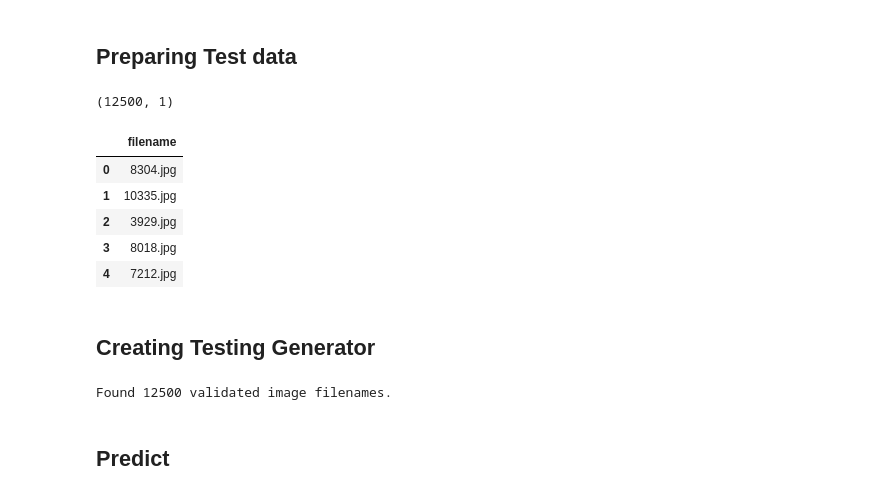
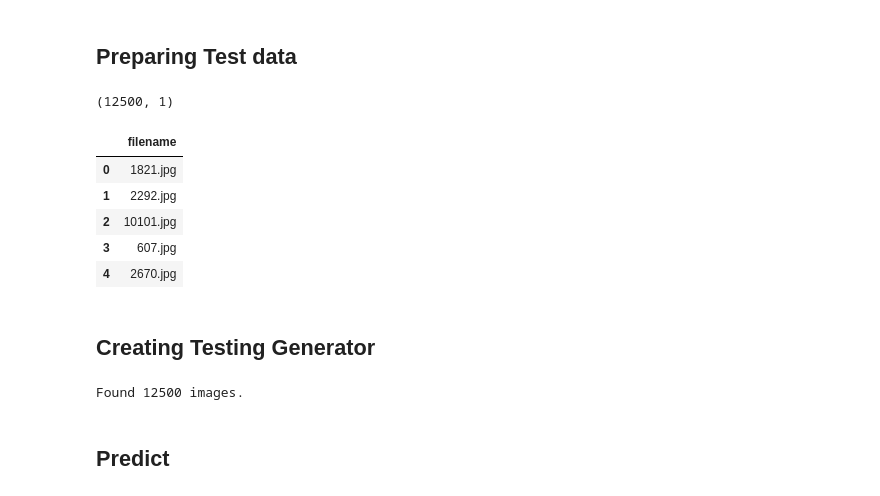
Before and after one commit to reddimohan/Custom-image-classification-using-Inception-v3, a Jupyter notebook: custom-image-classification-gpu-epoc-50.ipynb, the cells around one changed output. Cells and saved outputs as stored; diff of their text form; code cells hidden in the pictures.

```diff
--- a/custom-image-classification-gpu-epoc-50.ipynb
+++ b/custom-image-classification-gpu-epoc-50.ipynb
@@ -297,23 +299,22 @@ plt.show()
 # %% [markdown]
 ## Preparing Test data
 # %%
-# test_dir = '/home/ai2/mobox/Custom-image-classification-using-Inception-v3/data/test1'
-test_dir = '/home/mo/box/inception/data/test'
+test_dir = './data/test'
 test_filenames = os.listdir(test_dir)
 test_df = pd.DataFrame({
     'filename': test_filenames
 })
 nb_samples = test_df.shape[0]
 print(test_df.shape)
 test_df.head()
 # %% [output]
 (12500, 1)
 |  | filename |
-| 0 | 8304.jpg |
-| 1 | 10335.jpg |
-| 2 | 3929.jpg |
-| 3 | 8018.jpg |
-| 4 | 7212.jpg |
+| 0 | 1821.jpg |
+| 1 | 2292.jpg |
+| 2 | 10101.jpg |
+| 3 | 607.jpg |
+| 4 | 2670.jpg |
 # %% [markdown]
 ## Creating Testing Generator
 # %%
@@ -329,7 +330,7 @@ test_generator = test_gen.flow_from_dataframe(
     shuffle=False
 )
 # %% [output]
-Found 12500 validated image filenames.
+Found 12500 images.
 # %% [markdown]
 ## Predict
 # %%
```
Also changed, not shown: parts of 20 cells of this notebook, 2 other files.
